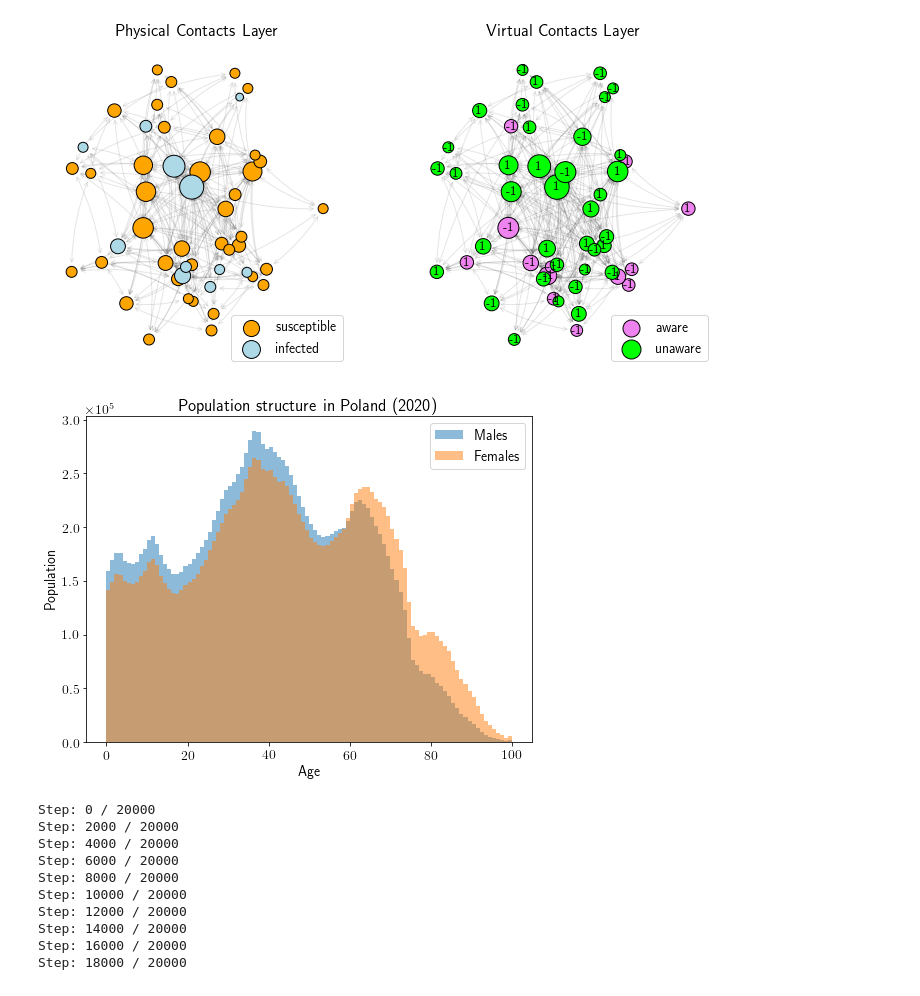
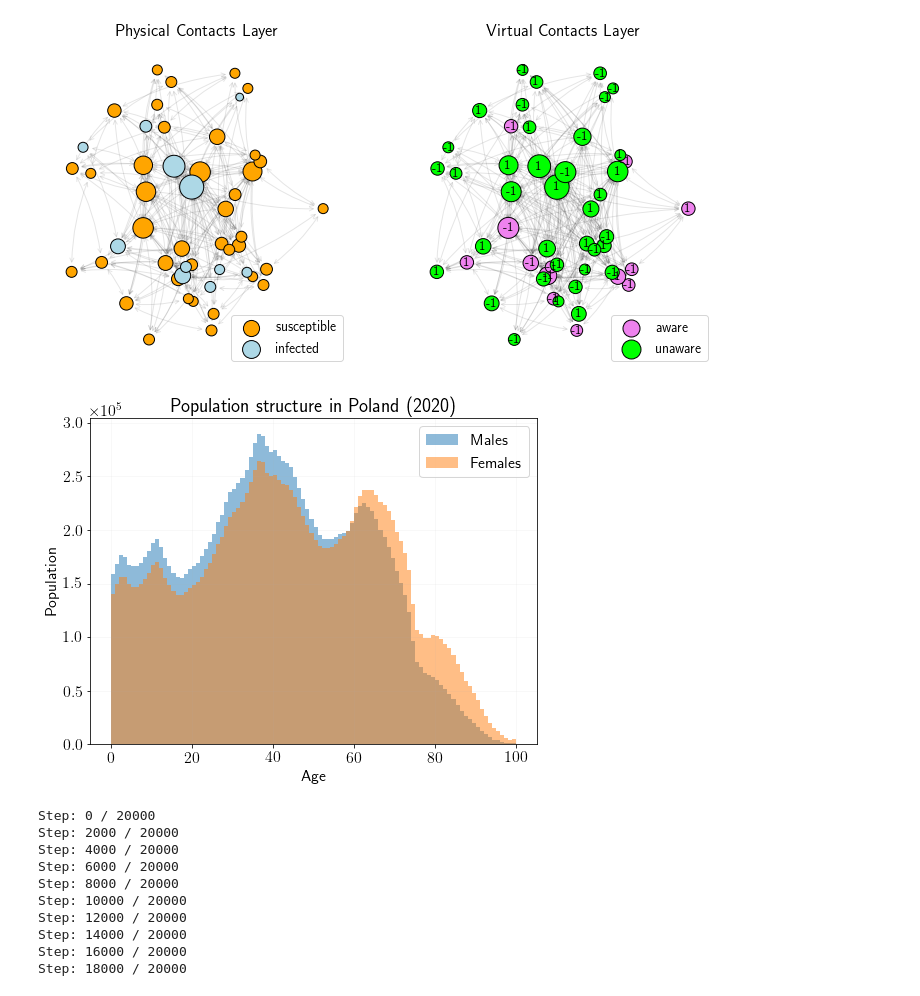
Before and after one commit to robertjankowski/social-media-influence-on-covid-pandemic, a Jupyter notebook: notebooks/covid_simulation.ipynb, the cells around one changed output. Drawn from its saved outputs; the diff is of its cells as text; code cells hidden in the pictures.

Commit message:
add plots for presentation

```diff
--- a/notebooks/covid_simulation.ipynb
+++ b/notebooks/covid_simulation.ipynb
@@ -67,19 +64,21 @@ females = generate_from_age_gender_distribution(int(16e6), 'F')
 # %%
 from matplotlib import ticker
 
 _, ax = plt.subplots()
+plt.grid(alpha=0.1)
 ax.hist(males, bins=100, alpha=0.5, label='Males')
 ax.hist(females, bins=100, alpha=0.5, label='Females')
 ax.set_xlabel('Age')
 ax.set_ylabel('Population')
 ax.set_title('Population structure in Poland (2020)')
 yfmt = ticker.ScalarFormatter(useMathText=True)
 yfmt.set_powerlimits((3, 4))
 ax.yaxis.set_major_formatter(yfmt)
 ax.legend()
+# viz.save_figure("../plots/poland_population_age_distribution.pdf")
 plt.show()
 # %% [output]
-[figure, old version]
+[figure, new version]
 # %%
 from scripts.experiments import perform_simulation
 
```
Also changed, not shown: parts of 1 cell of this notebook, 4 other files.
